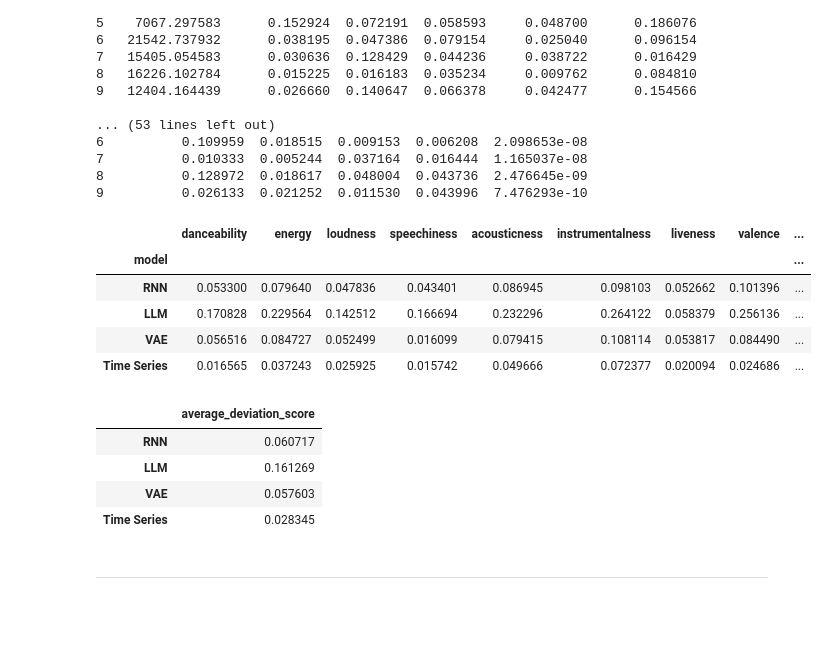
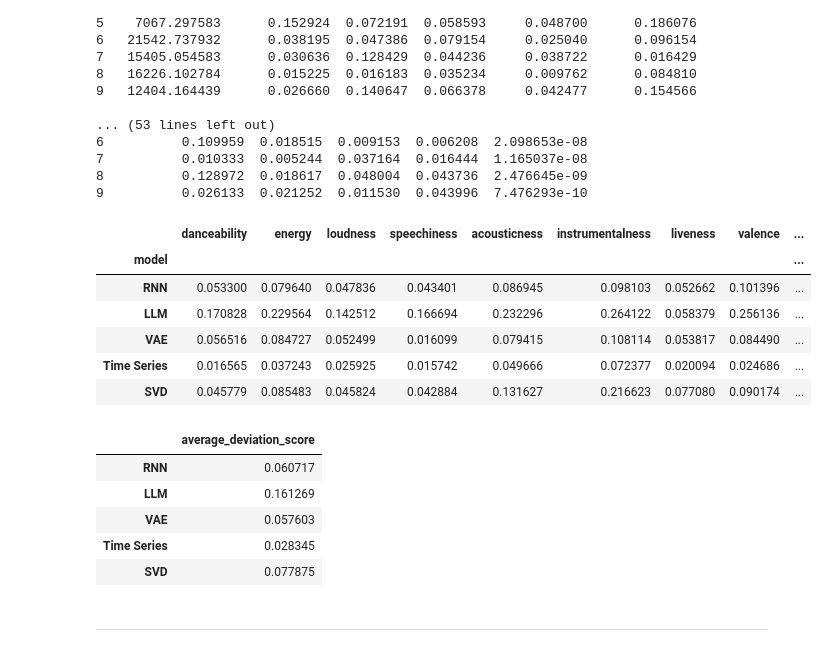
Before and after one commit to shreyash2106/CS573_Final_Project, a Jupyter notebook: src/eval/eval.ipynb, the cells around one changed output. Saved outputs shown, nothing was run; the diff lists cells and outputs as text; code cells hidden in the pictures; blank space fills up the shorter version.

Commit message:
Add SVD in deviation table

```diff
--- a/src/eval/eval.ipynb
+++ b/src/eval/eval.ipynb
@@ -373,8 +373,11 @@ listening_history_path = '../../datasets/seven_day_listening_history.csv'
 moodify_csv_path = '../../datasets/moodify_preprocessed.csv'
 
 llm_differences_df = calculate_differences(json_file_path, listening_history_path, moodify_csv_path)
-# Display the resulting DataFrame
 print(llm_differences_df)
+
+json_file_path = '../svd/svd_user_playlists.json'
+svd_differences_df = calculate_differences(json_file_path, listening_history_path, moodify_csv_path)
+print(svd_differences_df)
 # %% [output]
     duration (ms)  danceability    energy  loudness  speechiness  \
 0     6279.075053      0.161905  0.213449  0.122404     0.144271
@@ -496,36 +499,38 @@ def combine_model_differences(models_differences):
         attribute_averages = differences_df.mean(axis=0).to_dict()
         attribute_averages['model'] = model_name  # Add model name
         combined_data.append(attribute_averages)
 
     # Create a DataFrame with one row per model and columns for the average difference of each attribute
     combined_df = pd.DataFrame(combined_data)
 
     # Set the model column as the index for better clarity
     combined_df.set_index('model', inplace=True)
 
     return combined_df
 
 models_differences = {
     'RNN': rnn_differences_df,
     'LLM': llm_differences_df,
     'VAE': vae_differences_df,
-    'Time Series': ts_differences_df
+    'Time Series': ts_differences_df,
+    'SVD': svd_differences_df
 }
 
 # Combine the differences
 combined_df = combine_model_differences(models_differences)
 combined_df = combined_df.drop(columns=['duration (ms)'], errors='ignore')
 # Display the resulting DataFrame
 combined_df
 # %% [output]
 |  | danceability | energy | loudness | speechiness | acousticness | instrumentalness | liveness | valence | ... |
 | model |  |  |  |  |  |  |  |  | ... |
 | RNN | 0.053300 | 0.079640 | 0.047836 | 0.043401 | 0.086945 | 0.098103 | 0.052662 | 0.101396 | ... |
 | LLM | 0.170828 | 0.229564 | 0.142512 | 0.166694 | 0.232296 | 0.264122 | 0.058379 | 0.256136 | ... |
 | VAE | 0.056516 | 0.084727 | 0.052499 | 0.016099 | 0.079415 | 0.108114 | 0.053817 | 0.084490 | ... |
 | Time Series | 0.016565 | 0.037243 | 0.025925 | 0.015742 | 0.049666 | 0.072377 | 0.020094 | 0.024686 | ... |
+| SVD | 0.045779 | 0.085483 | 0.045824 | 0.042884 | 0.131627 | 0.216623 | 0.077080 | 0.090174 | ... |
 # %%
-deviation_df = pd.DataFrame(combined_df, index=['RNN', 'LLM', 'VAE', 'Time Series'])
+deviation_df = pd.DataFrame(combined_df, index=['RNN', 'LLM', 'VAE', 'Time Series', 'SVD'])
 
 # Calculate the average deviation score for each model
 deviation_df['average_deviation_score'] = deviation_df.sum(axis=1) / deviation_df.shape[1]
@@ -539,6 +544,7 @@ deviation_df
 | LLM | 0.161269 |
 | VAE | 0.057603 |
 | Time Series | 0.028345 |
+| SVD | 0.077875 |
 # %% [markdown]
 ----------------------------------------------------------------
 # %% [markdown]
```
Also changed, not shown: parts of 1 cell of this notebook.
